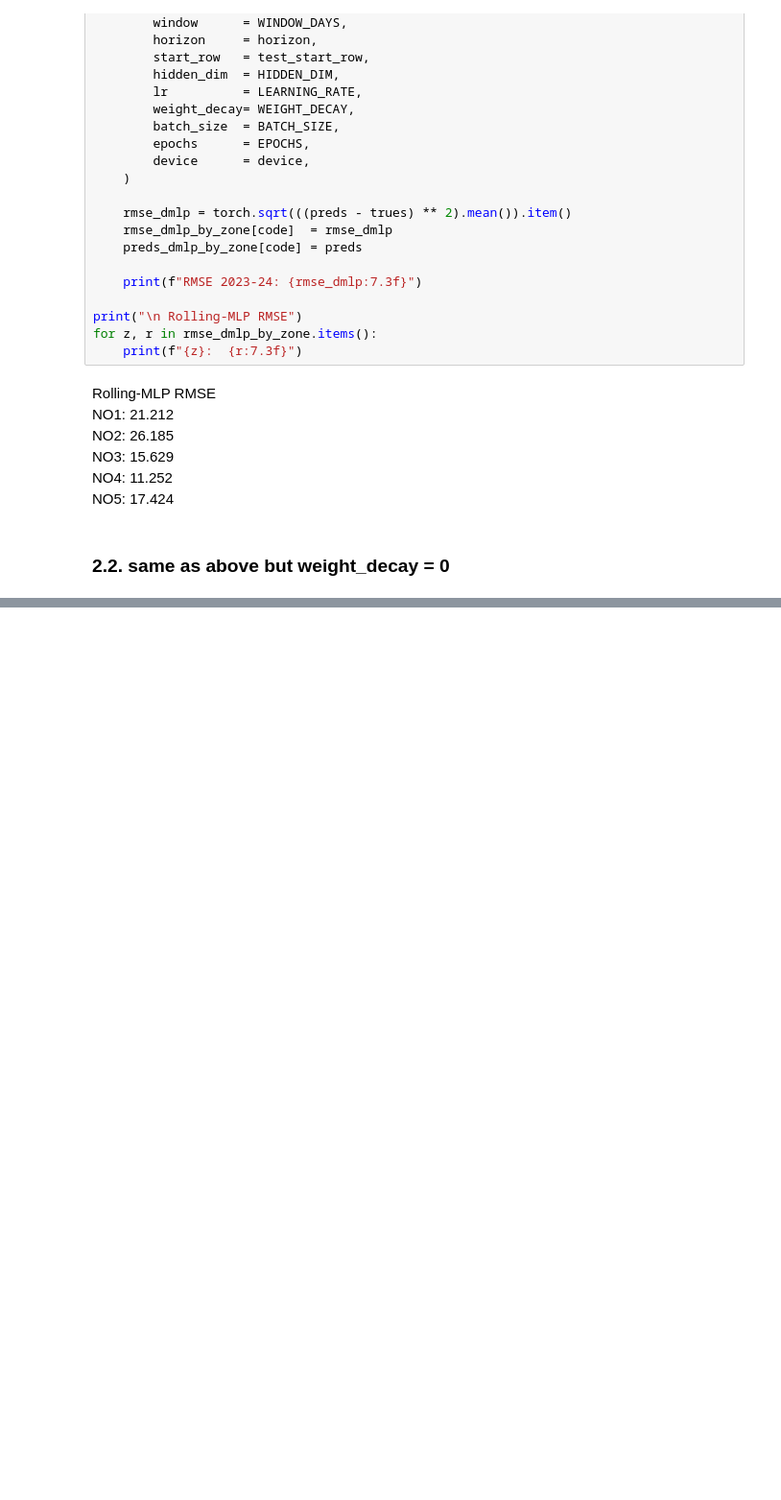
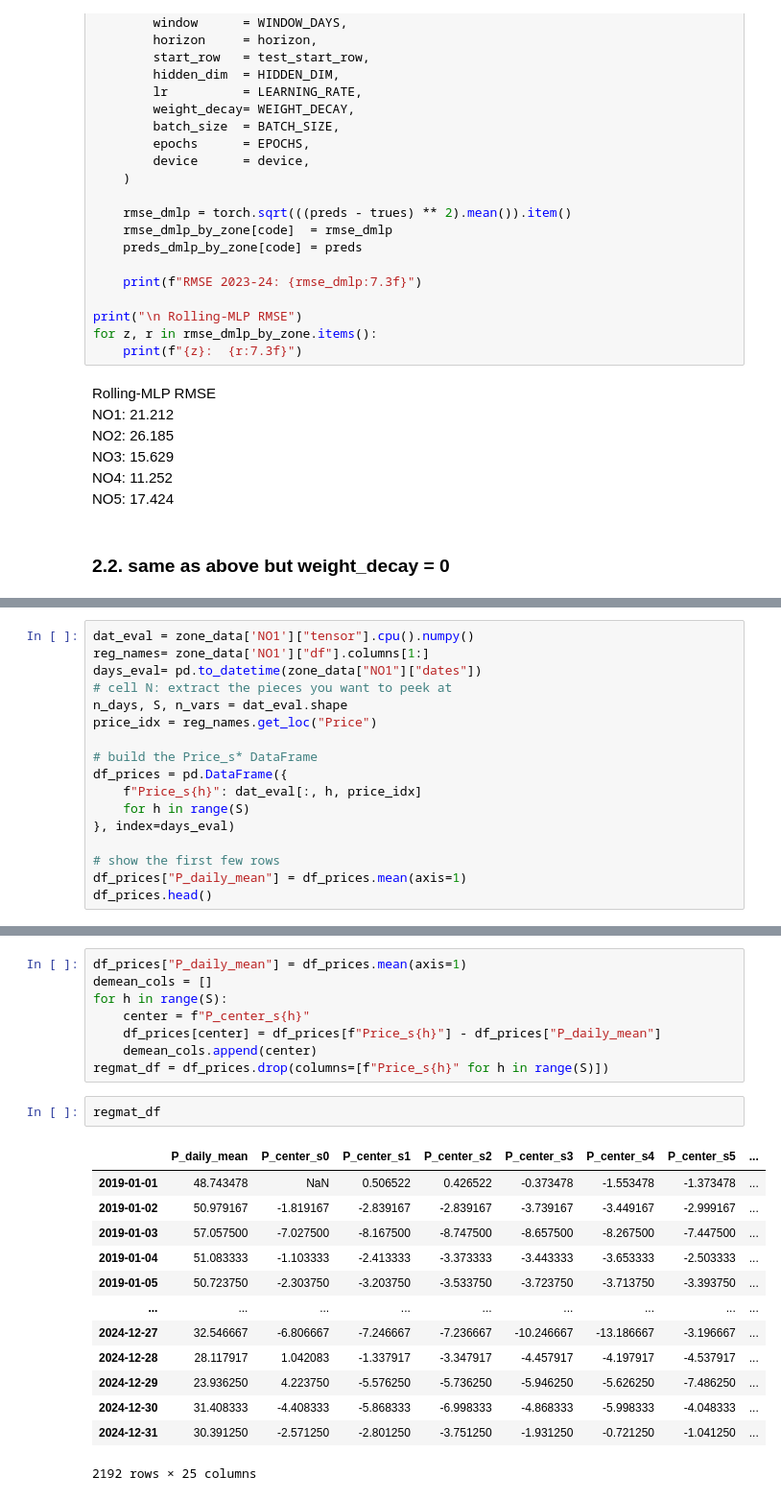
Before and after one commit to aamaguay/DLiE_forecast, a Jupyter notebook: srs/notebooks/playground_mlp_bekzod.ipynb, the cells around one changed output, grey strips where cells are left out. Shown at 96% size. Drawn from its saved outputs; the diff is of its cells as text; blank space fills up the shorter version.

```diff
--- a/srs/notebooks/playground_mlp_bekzod.ipynb
+++ b/srs/notebooks/playground_mlp_bekzod.ipynb
@@ -777,0 +1573,17 @@ tensor([0.2327, 0.2332, 0.2336, 0.2341, 0.2346, 0.2350, 0.2355, 0.2360, 0.2365,
+# %%
+dat_eval = zone_data['NO1']["tensor"].cpu().numpy()
+reg_names= zone_data['NO1']["df"].columns[1:]
+days_eval= pd.to_datetime(zone_data["NO1"]["dates"])
+# cell N: extract the pieces you want to peek at
+n_days, S, n_vars = dat_eval.shape
+price_idx = reg_names.get_loc("Price")
+
+# build the Price_s* DataFrame
+df_prices = pd.DataFrame({
+    f"Price_s{h}": dat_eval[:, h, price_idx]
+    for h in range(S)
+}, index=days_eval)
+
+# show the first few rows
+df_prices["P_daily_mean"] = df_prices.mean(axis=1)
+df_prices.head()
@@ -777,0 +1598,24 @@ tensor([0.2327, 0.2332, 0.2336, 0.2341, 0.2346, 0.2350, 0.2355, 0.2360, 0.2365,
+# %%
+df_prices["P_daily_mean"] = df_prices.mean(axis=1)
+demean_cols = []
+for h in range(S):
+    center = f"P_center_s{h}"
+    df_prices[center] = df_prices[f"Price_s{h}"] - df_prices["P_daily_mean"]
+    demean_cols.append(center)
+regmat_df = df_prices.drop(columns=[f"Price_s{h}" for h in range(S)])
+# %%
+regmat_df
+# %% [output]
+|  | P_daily_mean | P_center_s0 | P_center_s1 | P_center_s2 | P_center_s3 | P_center_s4 | P_center_s5 | ... |
+| 2019-01-01 | 48.743478 | NaN | 0.506522 | 0.426522 | -0.373478 | -1.553478 | -1.373478 | ... |
+| 2019-01-02 | 50.979167 | -1.819167 | -2.839167 | -2.839167 | -3.739167 | -3.449167 | -2.999167 | ... |
+| 2019-01-03 | 57.057500 | -7.027500 | -8.167500 | -8.747500 | -8.657500 | -8.267500 | -7.447500 | ... |
+| 2019-01-04 | 51.083333 | -1.103333 | -2.413333 | -3.373333 | -3.443333 | -3.653333 | -2.503333 | ... |
+| 2019-01-05 | 50.723750 | -2.303750 | -3.203750 | -3.533750 | -3.723750 | -3.713750 | -3.393750 | ... |
+| ... | ... | ... | ... | ... | ... | ... | ... | ... |
+| 2024-12-27 | 32.546667 | -6.806667 | -7.246667 | -7.236667 | -10.246667 | -13.186667 | -3.196667 | ... |
+| 2024-12-28 | 28.117917 | 1.042083 | -1.337917 | -3.347917 | -4.457917 | -4.197917 | -4.537917 | ... |
+| 2024-12-29 | 23.936250 | 4.223750 | -5.576250 | -5.736250 | -5.946250 | -5.626250 | -7.486250 | ... |
+| 2024-12-30 | 31.408333 | -4.408333 | -5.868333 | -6.998333 | -4.868333 | -5.998333 | -4.048333 | ... |
+| 2024-12-31 | 30.391250 | -2.571250 | -2.801250 | -3.751250 | -1.931250 | -0.721250 | -1.041250 | ... |
+2192 rows × 25 columns
```
Also changed, not shown: parts of 40 cells of this notebook, 7 other files.
